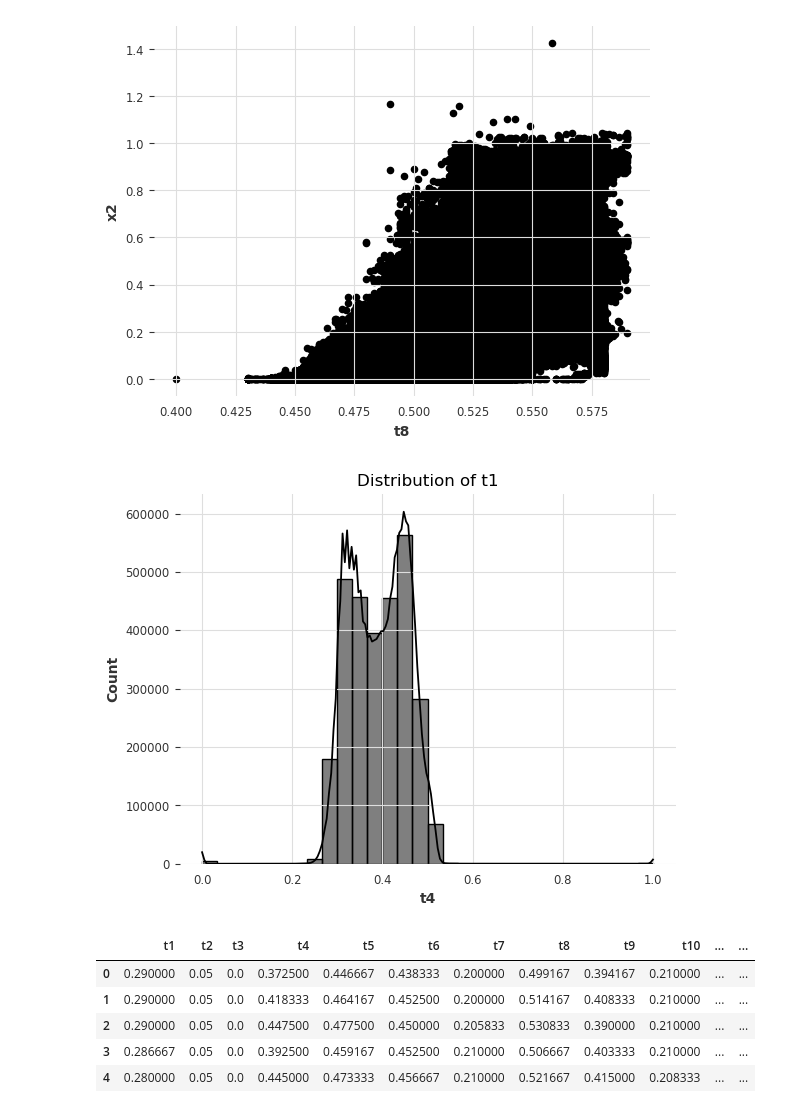
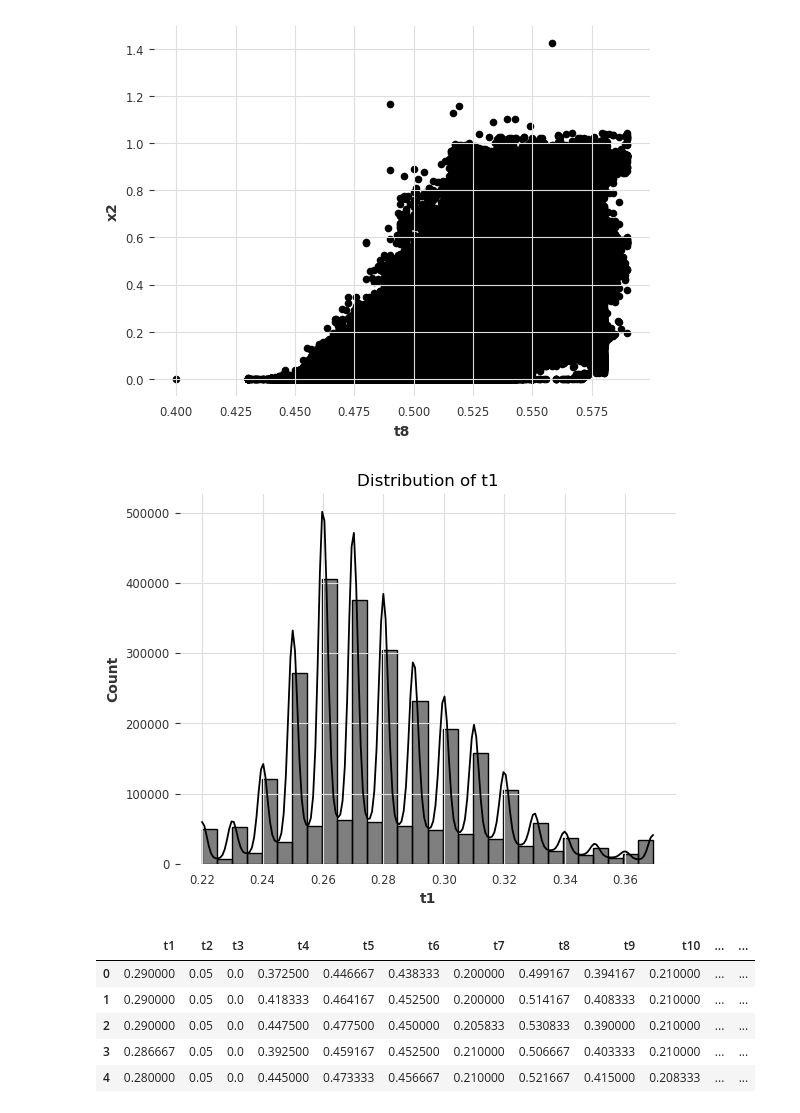
Before and after one commit to rybijakKarpiowy/ensemble-2026, a Jupyter notebook: task3/aaa.ipynb, the cells around one changed output. Cells and saved outputs as stored; diff of their text form; code cells hidden in the pictures.

```diff
--- a/task3/aaa.ipynb
+++ b/task3/aaa.ipynb
@@ -118,12 +118,12 @@ df.plot(x="t8", y="x2", kind="scatter")
 # %%
 import seaborn as sns
 import matplotlib.pyplot as plt
 
-sns.histplot(df["t4"], bins=30, kde=True)
+sns.histplot(train_df["t1"], bins=30, kde=True)
 plt.title("Distribution of t1")
 plt.show()
 # %% [output]
-[figure, old version]
+[figure, new version]
 # %%
 df = pd.read_csv('train_hourly.csv')
 
```
Also changed, not shown: parts of 1 cell of this notebook, 2 other files.
